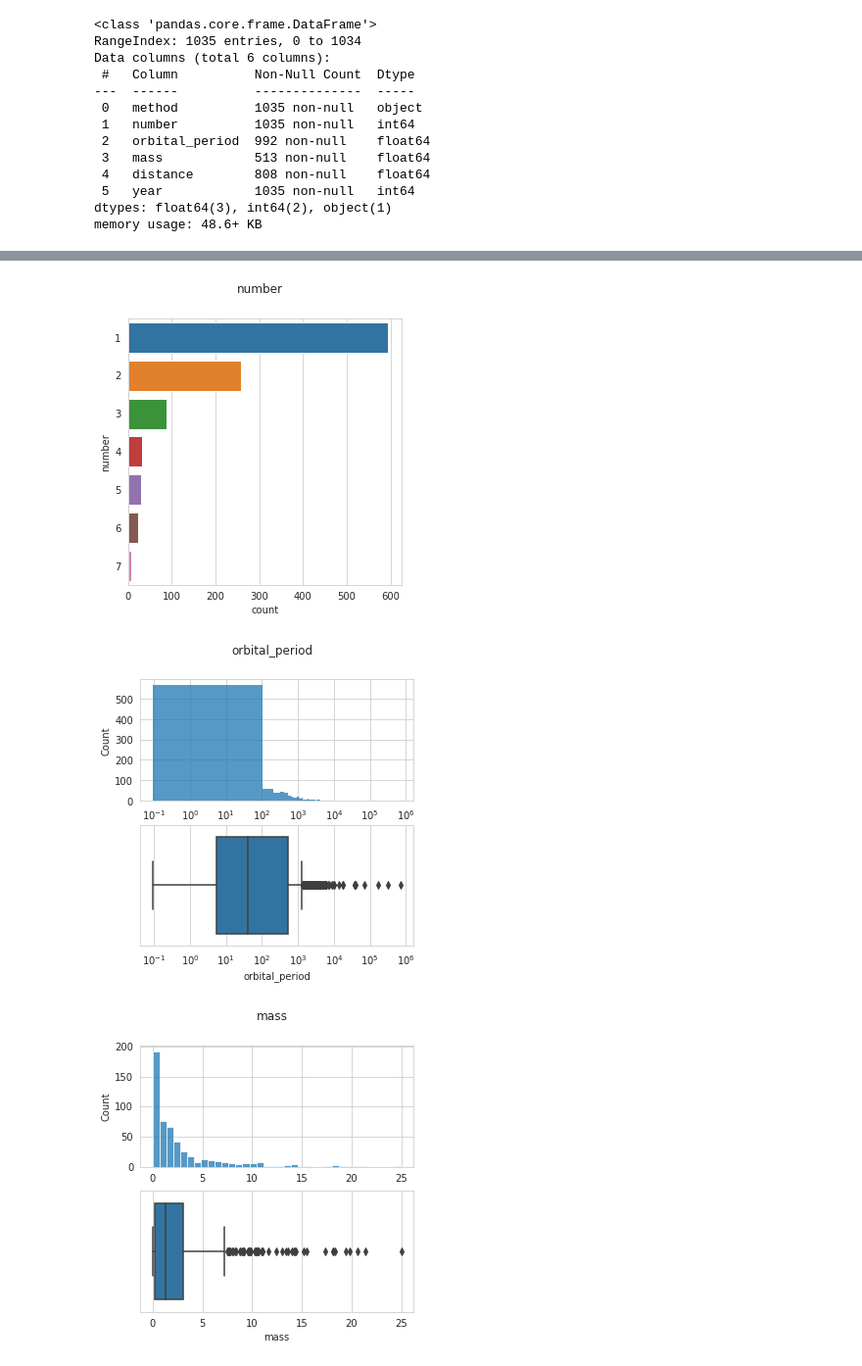
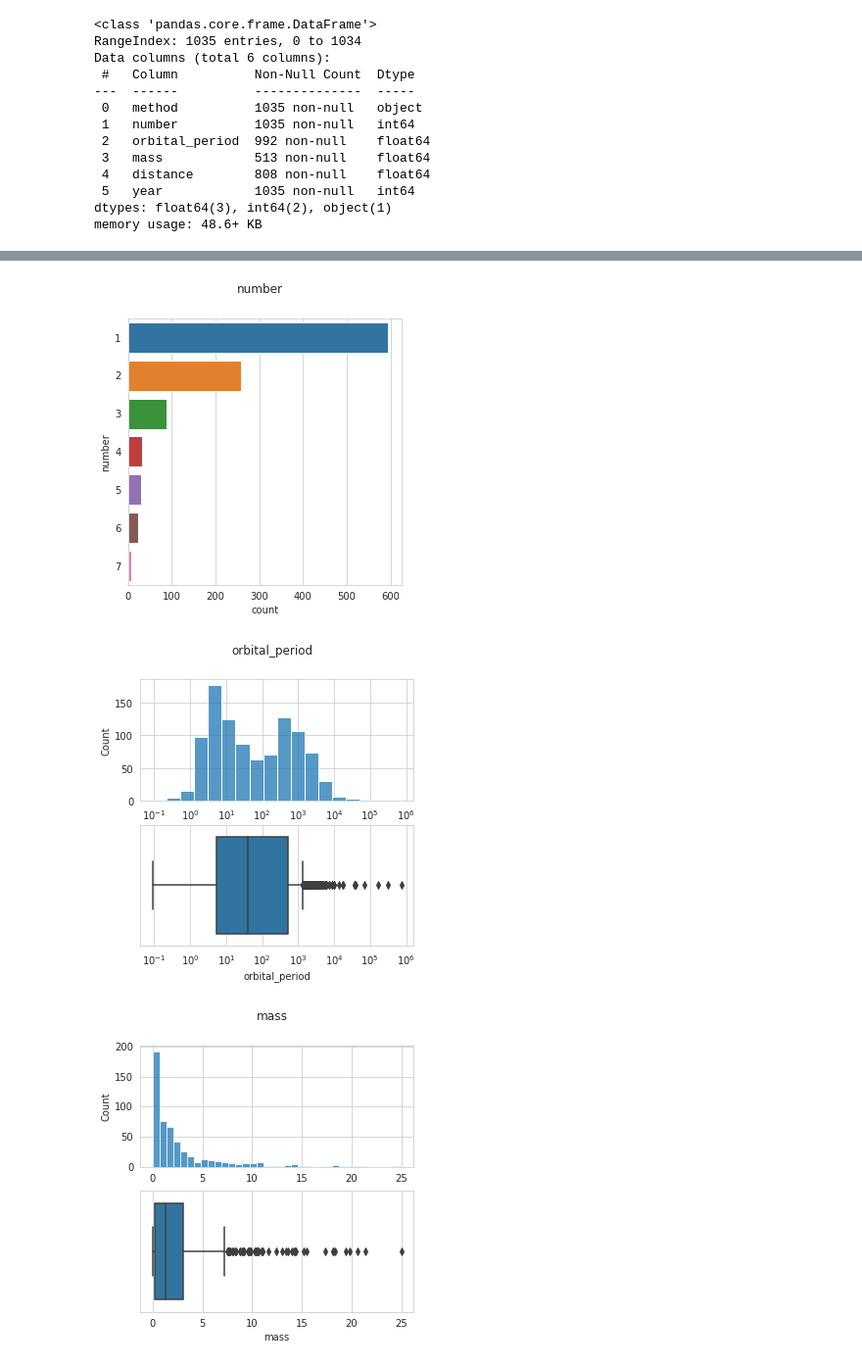
Before and after one commit to albertoburgosplaza/simpleplots, a Jupyter notebook: notebooks/testing.ipynb, the cells around one changed output, grey strips where cells are left out. Shown: that part at 98% size. Cells and saved outputs as stored; diff of their text form; code cells hidden in the pictures.

Commit message:
Date parsing, preprocess and bivariate plots

```diff
--- a/notebooks/testing.ipynb
+++ b/notebooks/testing.ipynb
@@ -54,7 +54,7 @@ dtypes: bool(2), category(2), float64(2), int64(4), object(5)
 memory usage: 80.6+ KB
 # %%
 for attribute in titanic.columns:
-    plot(titanic, attribute)
+    plot(titanic, [attribute])
 # %% [output]
 [figure]
 [figure]
@@ -89,9 +89,9 @@ dtypes: float64(3), int64(2), object(1)
 memory usage: 48.6+ KB
 # %%
 for attribute in planets.columns:
-    plot(planets, attribute)
+    plot(planets, [attribute])
 # %% [output]
 [figure]
 [figure]
-[figure, old version]
+[figure, new version]
 [figure]
```
Also changed, not shown: parts of 3 cells of this notebook, 4 other files.
